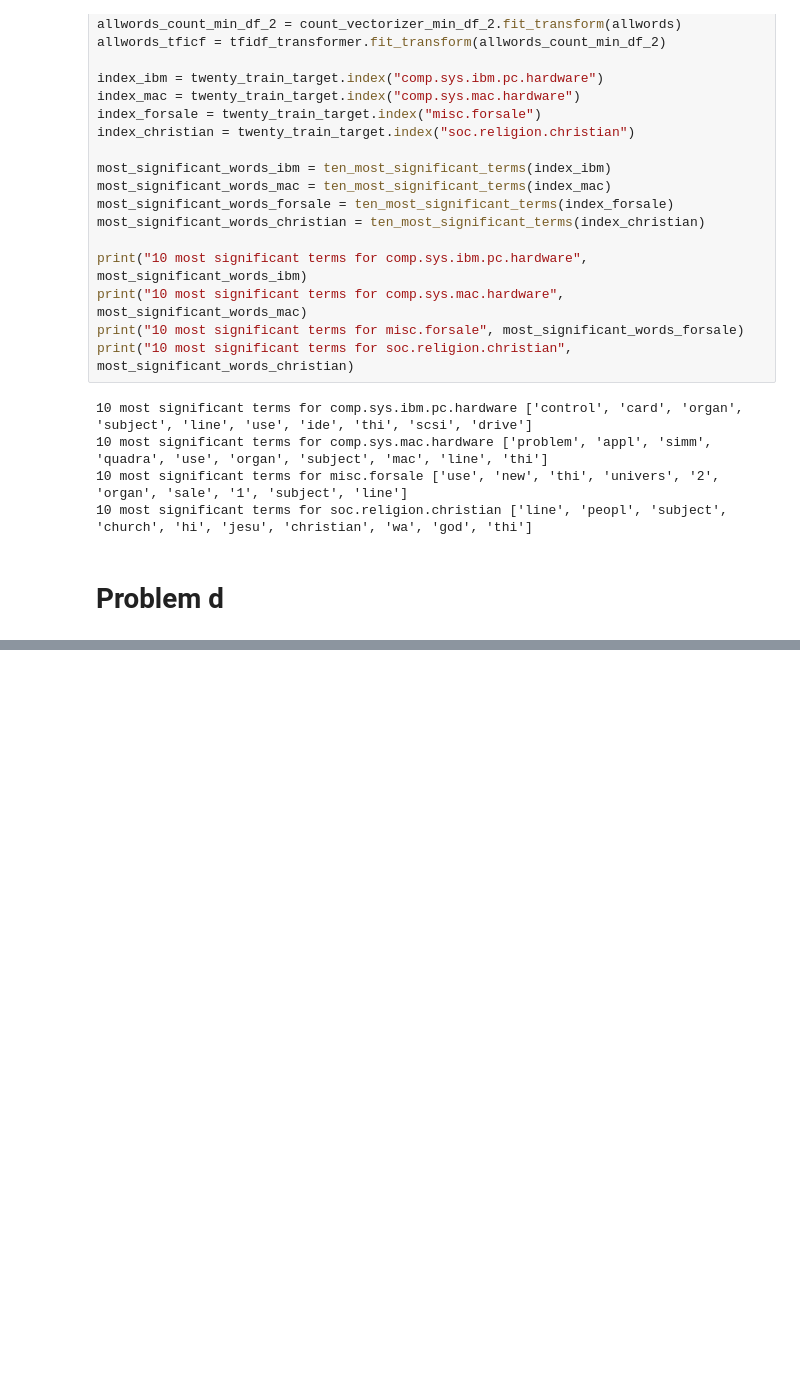
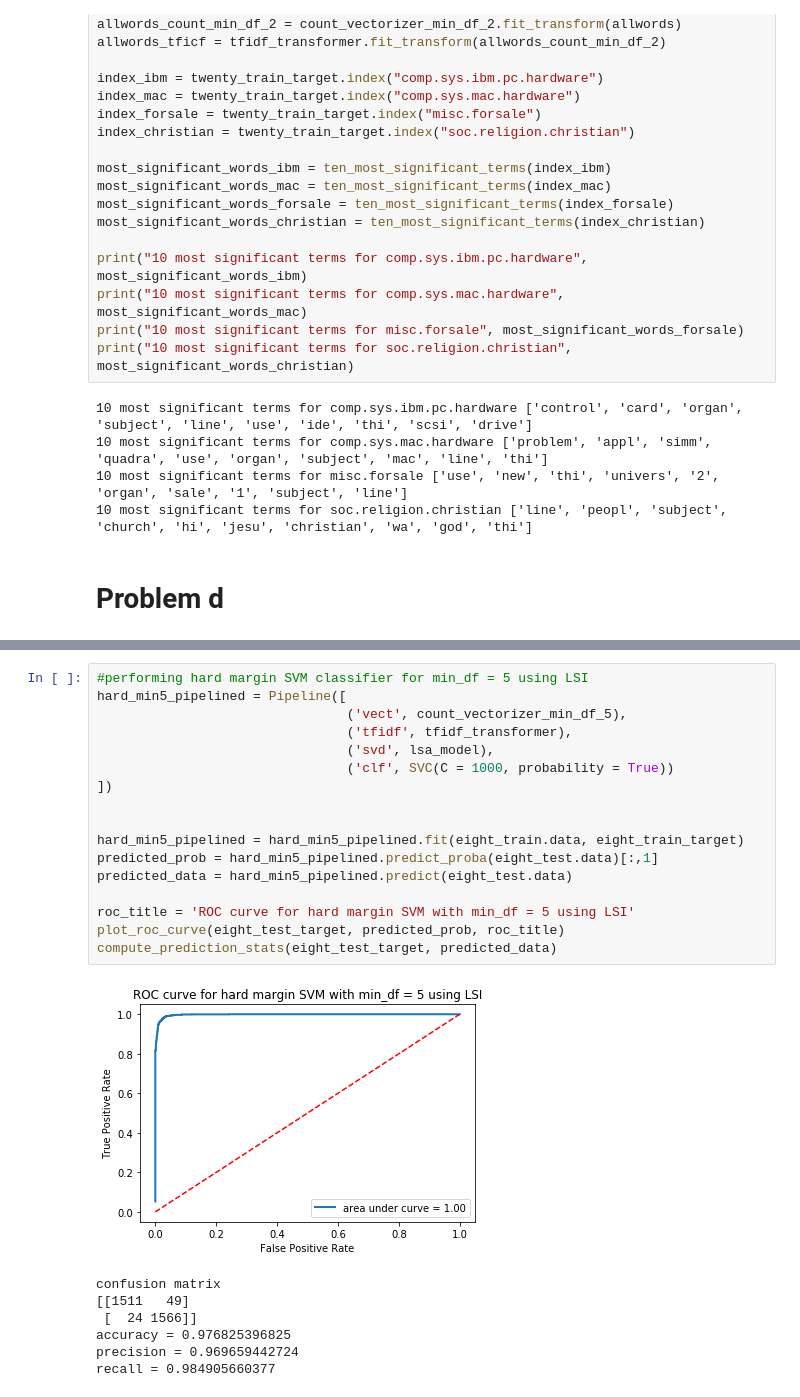
Before and after one commit to zxxia/ECE219-Large-Scale-Data-Mining, a Jupyter notebook: Project1/ee215b_project1.ipynb, the cells around one changed output, grey strips where cells are left out. Saved outputs shown, nothing was run; the diff lists cells and outputs as text; blank space fills up the shorter version.

```diff
--- a/Project1/ee215b_project1.ipynb
+++ b/Project1/ee215b_project1.ipynb
@@ -159,0 +261,25 @@ print(eight_train_tfidf_min_df_5_nmf.shape)
+# %%
+#performing hard margin SVM classifier for min_df = 5 using LSI
+hard_min5_pipelined = Pipeline([
+                                ('vect', count_vectorizer_min_df_5),
+                                ('tfidf', tfidf_transformer),
+                                ('svd', lsa_model),
+                                ('clf', SVC(C = 1000, probability = True))
+])
+
+
+hard_min5_pipelined = hard_min5_pipelined.fit(eight_train.data, eight_train_target)
+predicted_prob = hard_min5_pipelined.predict_proba(eight_test.data)[:,1]
+predicted_data = hard_min5_pipelined.predict(eight_test.data)
+
+roc_title = 'ROC curve for hard margin SVM with min_df = 5 using LSI'
+plot_roc_curve(eight_test_target, predicted_prob, roc_title)
+compute_prediction_stats(eight_test_target, predicted_data)
+# %% [output]
+[figure, added]
+confusion matrix
+[[1511   49]
+ [  24 1566]]
+accuracy = 0.976825396825
+precision = 0.969659442724
+recall = 0.984905660377
```
Also changed, not shown: parts of 7 cells of this notebook.
